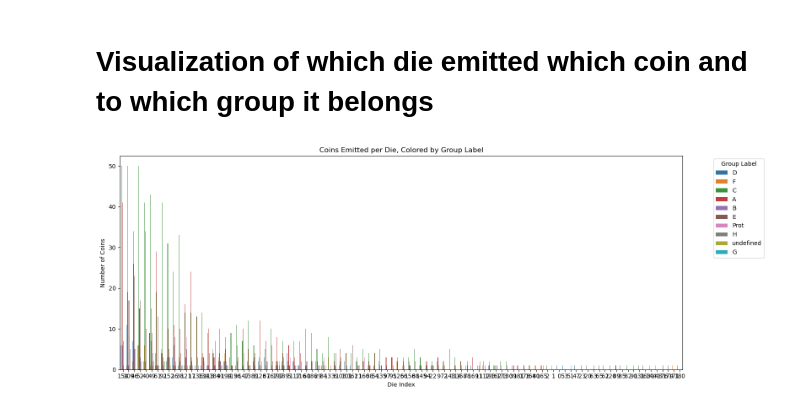
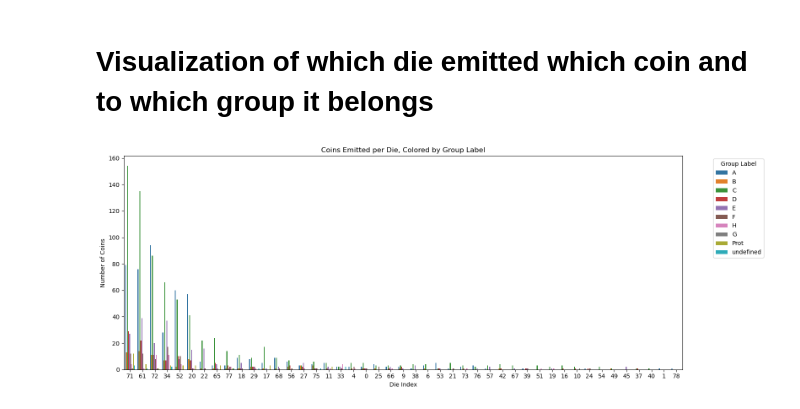
Before and after one commit to alexander-schl/data_challenges, a Jupyter notebook: true_hdp_hsmm.ipynb, the cells around one changed output. Saved outputs shown, nothing was run; the diff lists cells and outputs as text; code cells hidden in the pictures.

```diff
--- a/true_hdp_hsmm.ipynb
+++ b/true_hdp_hsmm.ipynb
@@ -567,29 +638,29 @@ wb.save("coin_to_die_images_10_features_true_hdp_hsmm__groundtruth_reverse.xlsx"
 # %%
 import pandas as pd
 import matplotlib.pyplot as plt
 import seaborn as sns
 
 # Load assignments
-df = pd.read_csv("coin_die_assignments.csv")
+df = pd.read_csv("coin_die_assignments_reverse.csv")
 
 # Count number of coins emitted per die per group
 counts = df.groupby(["die_index", "group"]).size().reset_index(name="count")
 
 # Sort dies by total coins emitted (optional for cleaner plotting)
 total_per_die = counts.groupby("die_index")["count"].sum().sort_values(ascending=False)
 ordered_dies = total_per_die.index.tolist()
 counts["die_index"] = pd.Categorical(counts["die_index"], categories=ordered_dies, ordered=True)
 
 # Plot
 plt.figure(figsize=(16, 6))
 sns.barplot(data=counts, x="die_index", y="count", hue="group", dodge=True)
 
 plt.title("Coins Emitted per Die, Colored by Group Label")
 plt.xlabel("Die Index")
 plt.ylabel("Number of Coins")
 #plt.yscale(value="log")
 plt.legend(title="Group Label", bbox_to_anchor=(1.05, 1), loc='upper left')
 plt.tight_layout()
 plt.show()
 # %% [output]
-[figure, old version]
+[figure, new version]
```
Also changed, not shown: parts of 17 cells of this notebook, 1 other file.
